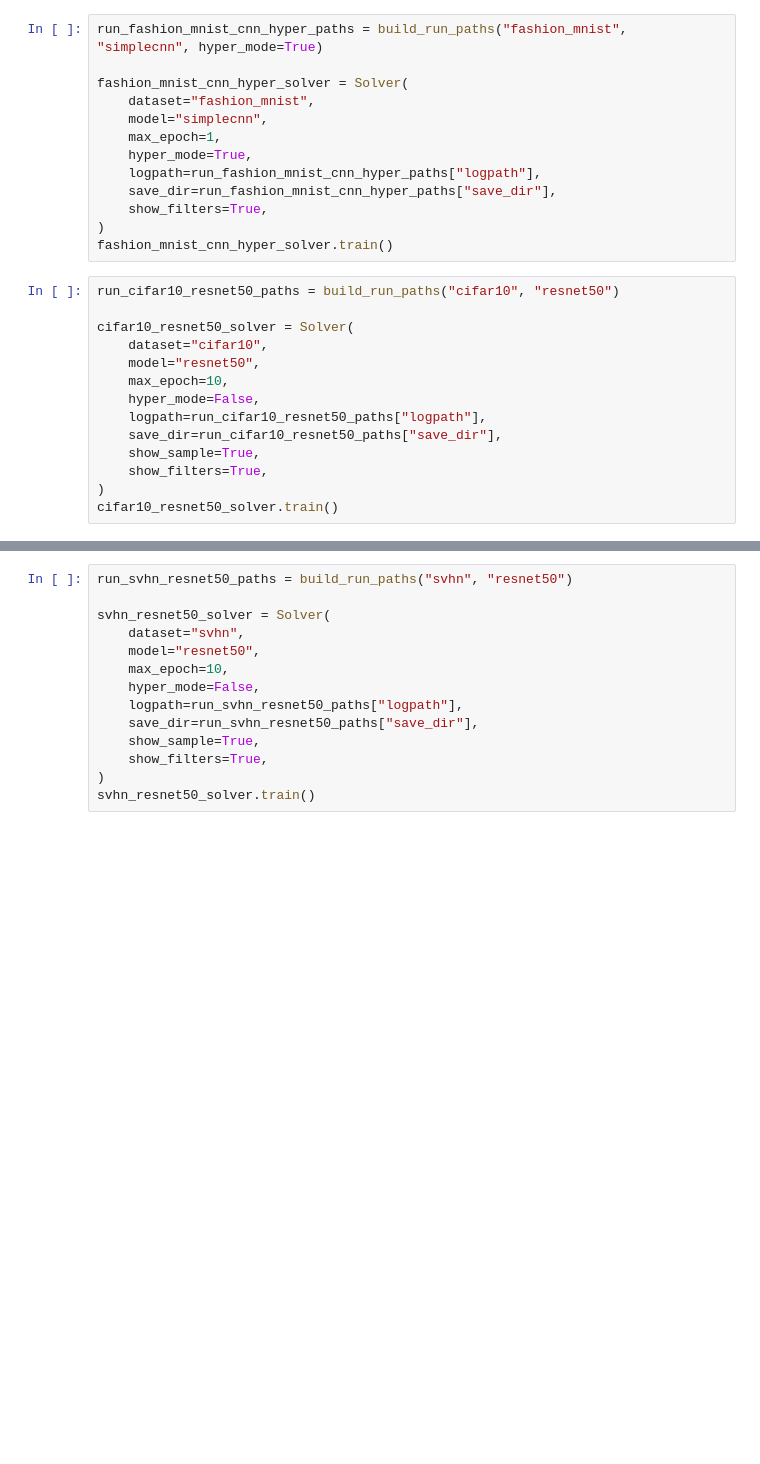
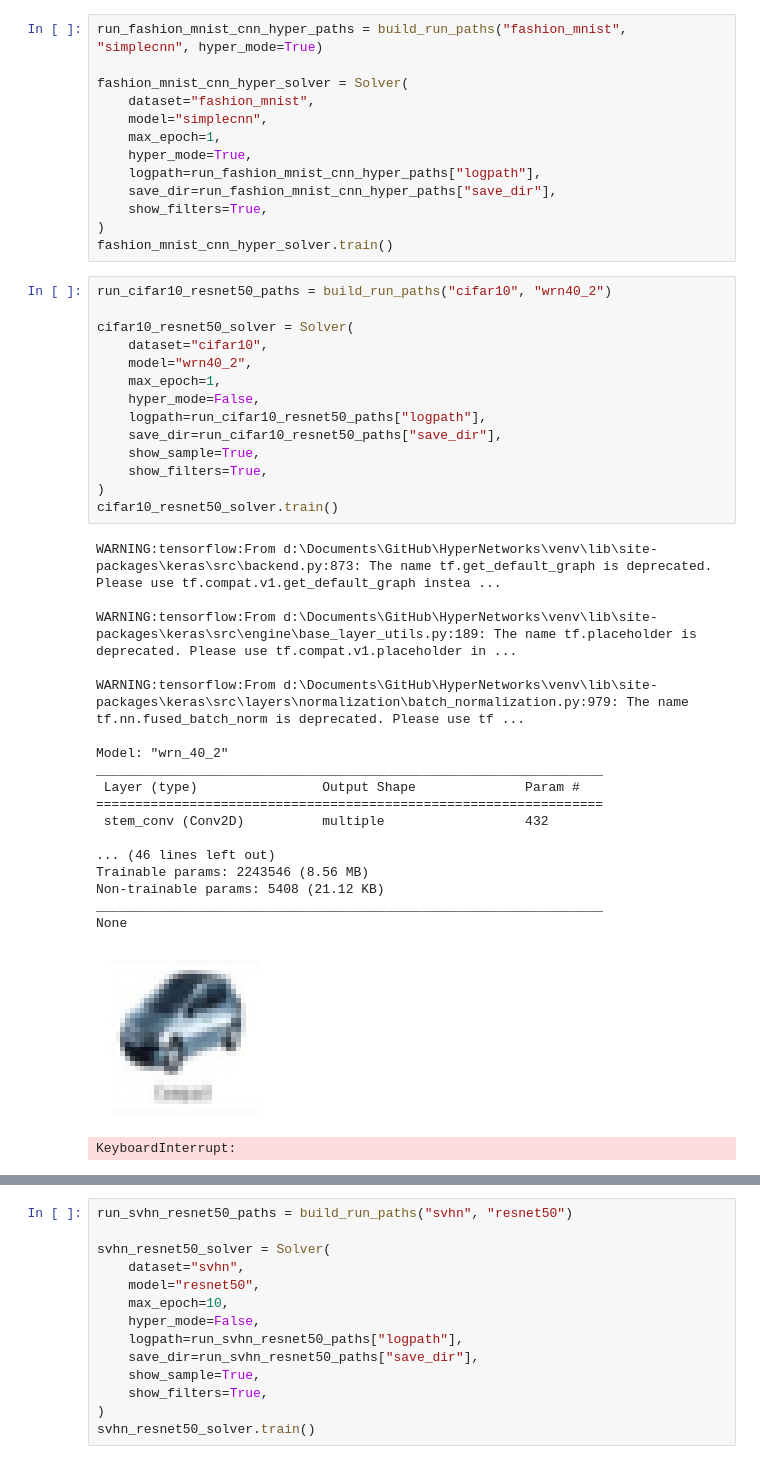
Before and after one commit to namviet157/HyperNetworks, a Jupyter notebook: static_hypernetwork.ipynb, the cells around one changed output, grey strips where cells are left out. Cells and saved outputs as stored; diff of their text form; blank space fills up the shorter version.

Commit message:
Add WideResNet-40-2 model implementation and integrate into solver; update static hypernetwork notebook with execution counts and warnings

```diff
--- a/static_hypernetwork.ipynb
+++ b/static_hypernetwork.ipynb
@@ -85,17 +87,37 @@ fashion_mnist_cnn_hyper_solver = Solver(
 )
 fashion_mnist_cnn_hyper_solver.train()
 # %%
-run_cifar10_resnet50_paths = build_run_paths("cifar10", "resnet50")
+run_cifar10_resnet50_paths = build_run_paths("cifar10", "wrn40_2")
 
 cifar10_resnet50_solver = Solver(
     dataset="cifar10",
-    model="resnet50",
-    max_epoch=10,
+    model="wrn40_2",
+    max_epoch=1,
     hyper_mode=False,
     logpath=run_cifar10_resnet50_paths["logpath"],
     save_dir=run_cifar10_resnet50_paths["save_dir"],
     show_sample=True,
     show_filters=True,
 )
 cifar10_resnet50_solver.train()
+# %% [output]
+WARNING:tensorflow:From d:\Documents\GitHub\HyperNetworks\venv\lib\site-packages\keras\src\backend.py:873: The name tf.get_default_graph is deprecated. Please use tf.compat.v1.get_default_graph instea ...
+
+WARNING:tensorflow:From d:\Documents\GitHub\HyperNetworks\venv\lib\site-packages\keras\src\engine\base_layer_utils.py:189: The name tf.placeholder is deprecated. Please use tf.compat.v1.placeholder in ...
+
+WARNING:tensorflow:From d:\Documents\GitHub\HyperNetworks\venv\lib\site-packages\keras\src\layers\normalization\batch_normalization.py:979: The name tf.nn.fused_batch_norm is deprecated. Please use tf ...
+
+Model: "wrn_40_2"
+_________________________________________________________________
+ Layer (type)                Output Shape              Param #
+=================================================================
+ stem_conv (Conv2D)          multiple                  432
+
+... (46 lines left out)
+Trainable params: 2243546 (8.56 MB)
+Non-trainable params: 5408 (21.12 KB)
+_________________________________________________________________
+None
+[figure, added]
+KeyboardInterrupt:
 # %%
```
Also changed, not shown: parts of 4 cells of this notebook, 6 other files.
